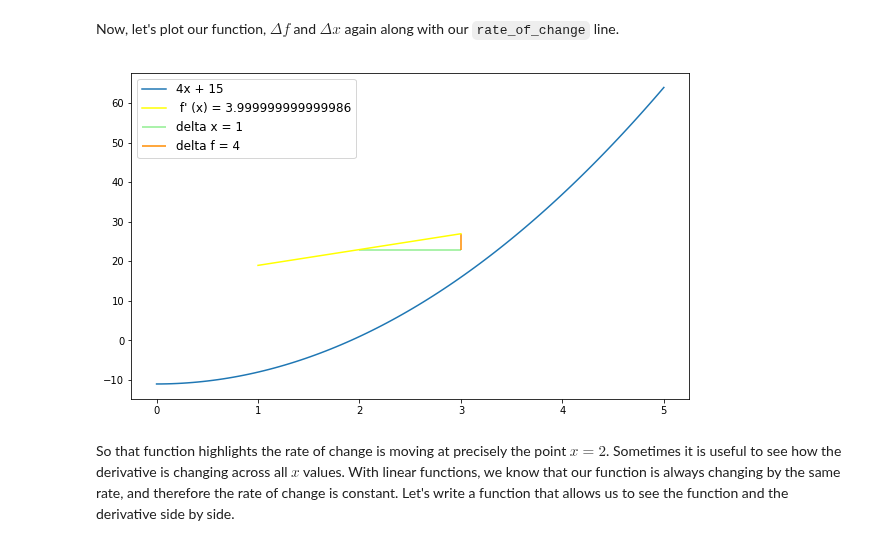
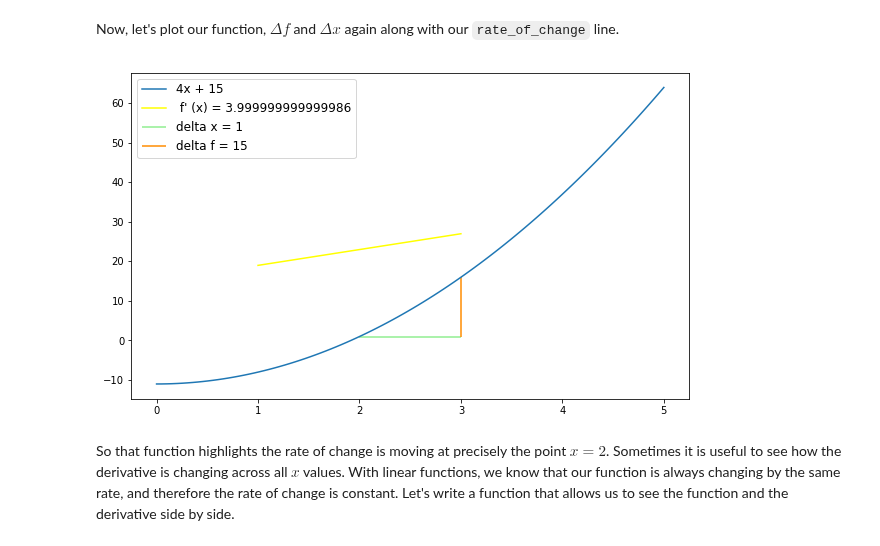
Before and after one commit to karolinajoz/dsc-derivatives-intro-lab-nyc-ds-082619, a Jupyter notebook: index.ipynb, the cells around one changed output. Drawn from its saved outputs; the diff is of its cells as text; code cells hidden in the pictures.

```diff
--- a/index.ipynb
+++ b/index.ipynb
@@ -247,27 +247,27 @@ Now, let's plot our function, $\Delta f$ and $\Delta x$ again along with our `ra
 # %%
 fig, ax = plt.subplots(figsize=(10,6))
 
 x_values = np.linspace(0, 5, 100)
 y_values = list(map(lambda x: output_at(array_3, x), x_values))
 
 plt.plot(x_values, y_values, label = "4x + 15")
 # tangent_line
 plt.plot(tan_line['x_dev'], tan_line['tan'], color = "yellow", label = tan_line['lab'])
 
 # delta x
-y_val = output_at(arr, x_value)
+y_val = output_at(array_3, x_value)
 hline_lab= 'delta x = ' + str(delta_x)
 plt.hlines(y=y_val, xmin= x_value, xmax= x_value + delta_x, color="lightgreen", label = hline_lab)
 
 # delta f
-y_val_max = output_at(lin_function, x_value + delta_x)
+y_val_max = output_at(array_3, x_value + delta_x)
 vline_lab =  'delta f = ' + str(y_val_max-y_val)
 plt.vlines(x = x_value + delta_x , ymin= y_val, ymax=y_val_max, color="darkorange", label = vline_lab)
 ax.legend(loc='upper left', fontsize='large')
 
 plt.show()
 # %% [output]
-[figure, old version]
+[figure, new version]
 # %% [markdown]
 So that function highlights the rate of change is moving at precisely the point $x = 2$. Sometimes it is useful to see how the derivative is changing across all $x$ values.  With linear functions, we know that our function is always changing by the same rate, and therefore the rate of change is constant.  Let's write a function that allows us to see the function and the derivative side by side.
 # %%
```
